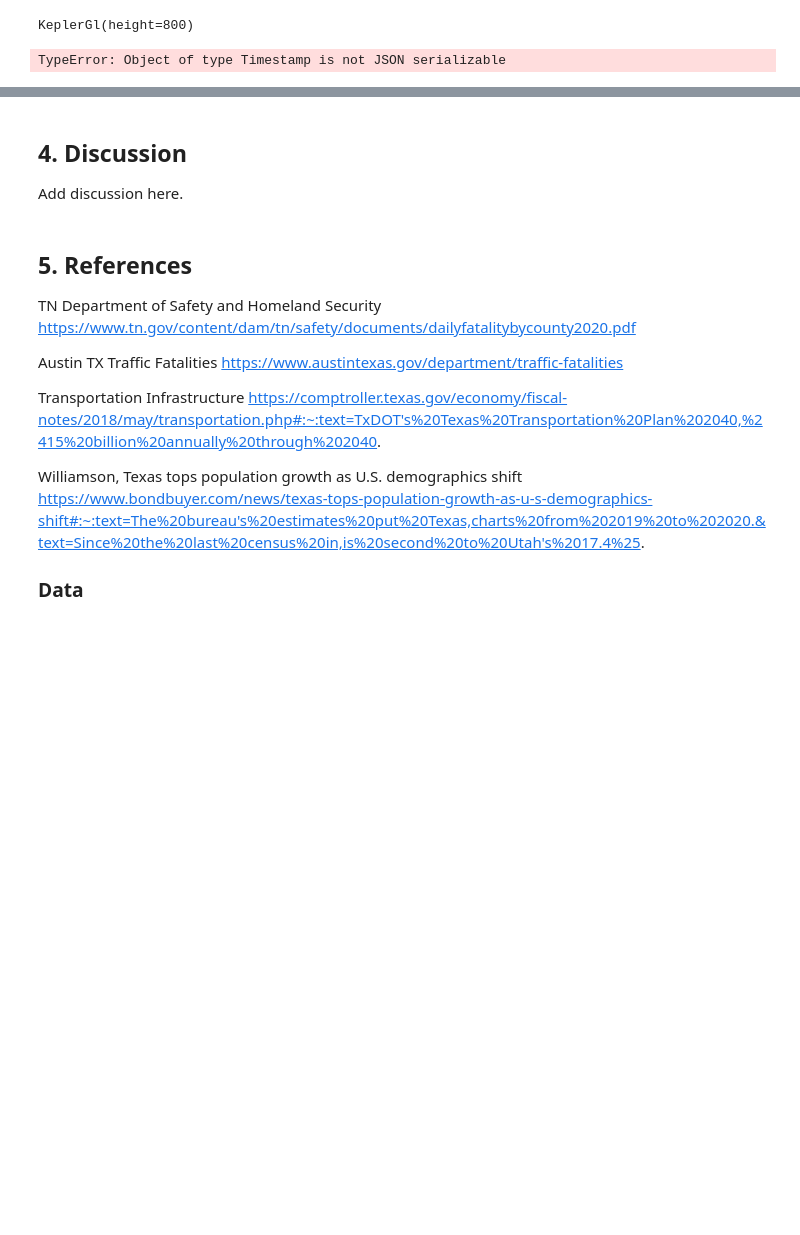
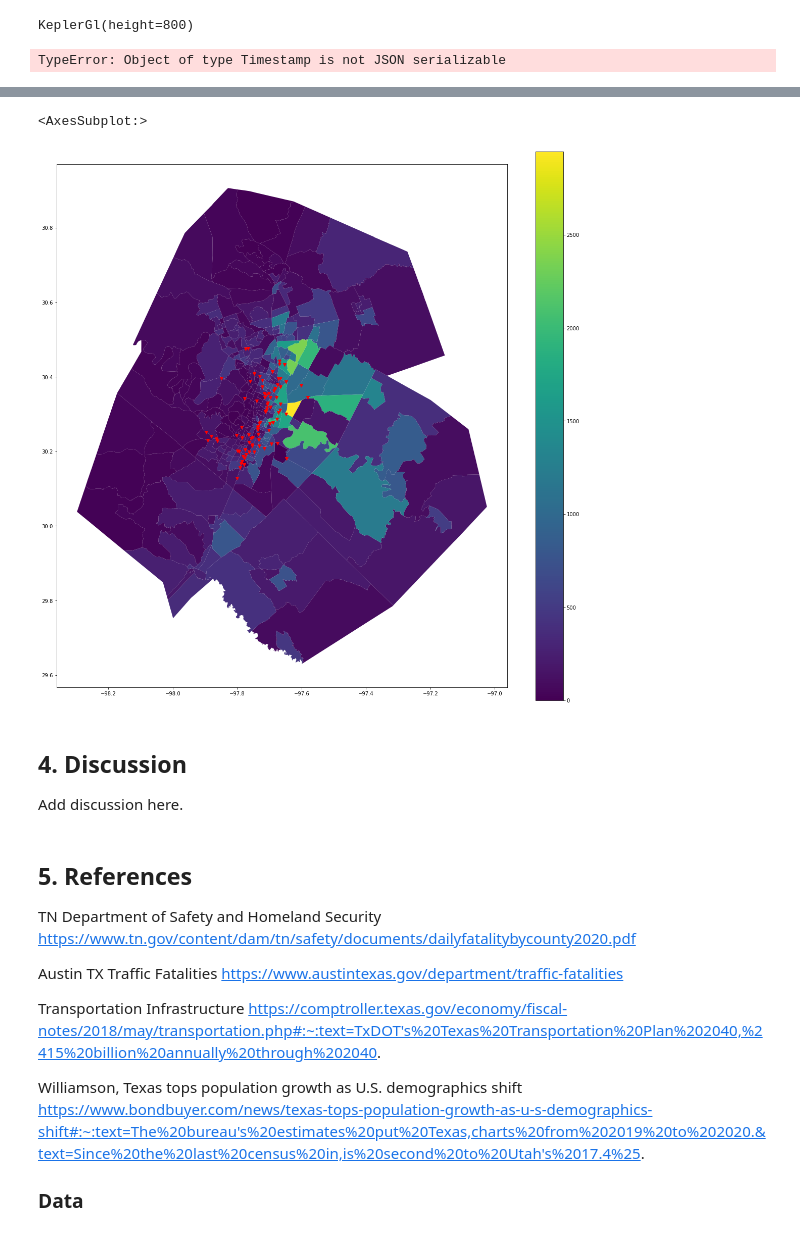
Before and after one commit to Sustainability-GIS-2021/final-assignment-redalisa, a Jupyter notebook: final_assignment.ipynb, the cells around one changed output, grey strips where cells are left out. Saved outputs shown, nothing was run; the diff lists cells and outputs as text; code cells hidden in the pictures; blank space fills up the shorter version.

```diff
--- a/final_assignment.ipynb
+++ b/final_assignment.ipynb
@@ -382,3 +354,16 @@ TypeError: Object of type Timestamp is not JSON serializable
+# %%
+# run pip install cenpy !!
+dectest = products.Decennial2010()
+aust_tx = dectest.from_msa('Austin, TX',
+                          level='tract',
+                          variables=['P001001', 'P003003'])
+aust_tx = aust_tx.to_crs(CRS("WGS84"))
+# %%
+ax = aust_tx.plot('P003003', figsize = (20,20), legend = True)
+A_crash_stats.plot(ax = ax, color = 'red', marker = 'v')
+# %% [output]
+<AxesSubplot:>
+[figure, added]
 # %% [markdown]
 ## 4. Discussion
 
```
Also changed, not shown: parts of 17 cells of this notebook.
